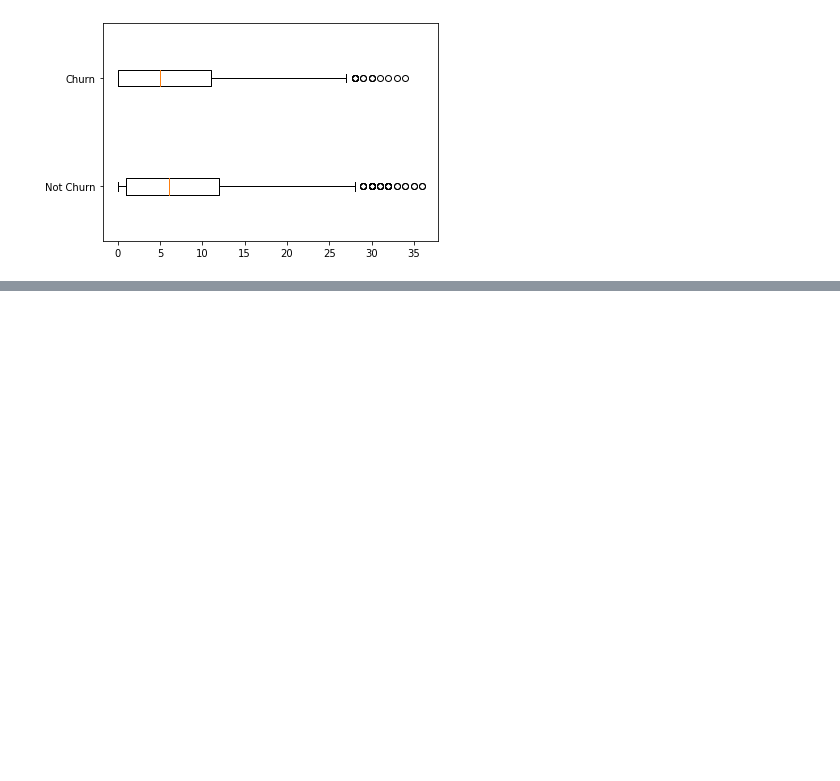
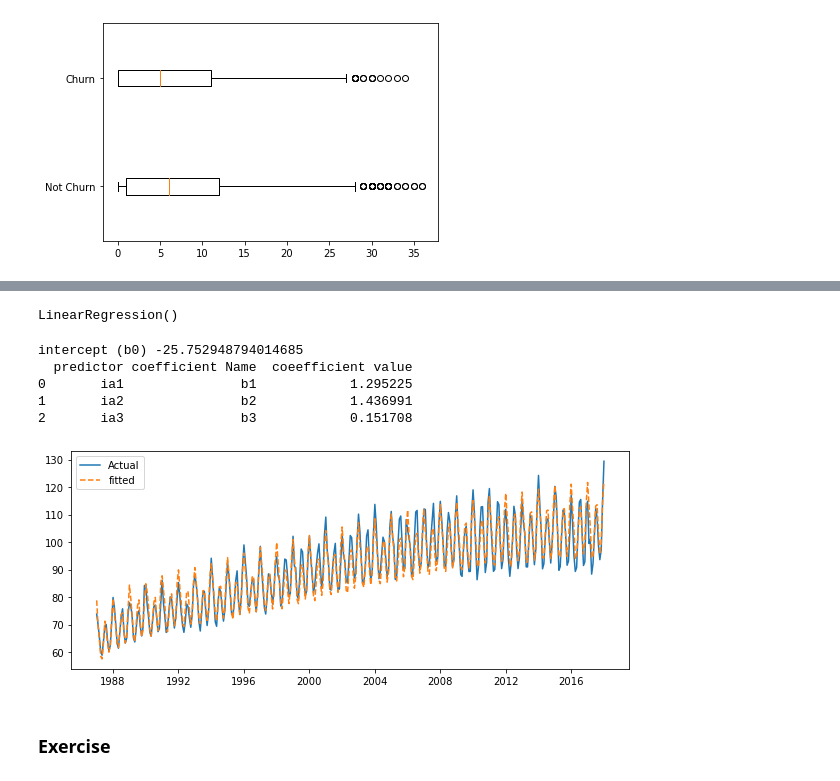
Before and after one commit to yangoos57/dataStudy, a Jupyter notebook: ML/Hands_On_Data_preprocessing_in_python/Part3/ch10.ipynb, the cells around one changed output, grey strips where cells are left out. Saved outputs shown, nothing was run; the diff lists cells and outputs as text; code cells hidden in the pictures; blank space fills up the shorter version.

```diff
--- a/ML/Hands_On_Data_preprocessing_in_python/Part3/ch10.ipynb
+++ b/ML/Hands_On_Data_preprocessing_in_python/Part3/ch10.ipynb
@@ -189,0 +263,2 @@ print(type(customer_df[BM].Call_Failure.values))
+# %%
+month_df['month'] = list(map(lambda v : v.month, month_df.index))
@@ -189,0 +279,17 @@ print(type(customer_df[BM].Call_Failure.values))
+# %%
+from sklearn.linear_model import LinearRegression
+
+def computeia2(r) :
+    row_date = r.name
+    wdf = month_df.loc[:row_date].iloc[:-1]
+    BM = wdf.month == row_date.month ## 월(month)이 같은 index 추출
+    wdf = wdf[BM]
+    wdf.reset_index(drop=True,inplace=True)
+    wdf.drop(columns=['month'], inplace =True)
+    wdf['integer'] = range(len(wdf))
+    wdf['ones'] = 1
+    lm = LinearRegression()
+    lm.fit(wdf.drop(columns=['ipg']), wdf.ipg)
+    return lm.coef_[0]
+
+predict_df.ia2 = predict_df.apply(computeia2,axis=1)
@@ -189,0 +306,9 @@ print(type(customer_df[BM].Call_Failure.values))
+# %%
+def computeia3(r):
+    row_date = r.name
+    wdf = month_df.loc[:row_date].iloc[-5:-2]
+    return wdf.ipg.mean()
+
+predict_df.ia3 = predict_df.apply(computeia3,axis=1)
+
+predict_df
@@ -189,0 +330,28 @@ print(type(customer_df[BM].Call_Failure.values))
+# %%
+# x = independent value , y = dependent value
+x = predict_df.drop(columns='da')
+y = predict_df.da
+lm = LinearRegression()
+lm.fit(x,y)
+# %% [output]
+LinearRegression()
+# %%
+print('intercept (b0)',lm.intercept_)
+coef_names = ['b1','b2','b3']
+print(pd.DataFrame({'predictor' : x.columns, 'coefficient Name' : coef_names, 'coeefficient value': lm.coef_}))
+# %% [output]
+intercept (b0) -25.752948794014685
+  predictor coefficient Name  coeefficient value
+0       ia1               b1            1.295225
+1       ia2               b2            1.436991
+2       ia3               b3            0.151708
+# %%
+plt.figure(figsize=(10,4))
+plt.plot(x.index,y, label='Actual')
+plt.plot(x.index,lm.predict(x), label='fitted', linestyle='--')
+plt.legend()
+plt.show()
+# %% [output]
+[figure, added]
+# %% [markdown]
+### Exercise
```
Also changed, not shown: parts of 31 cells of this notebook.
